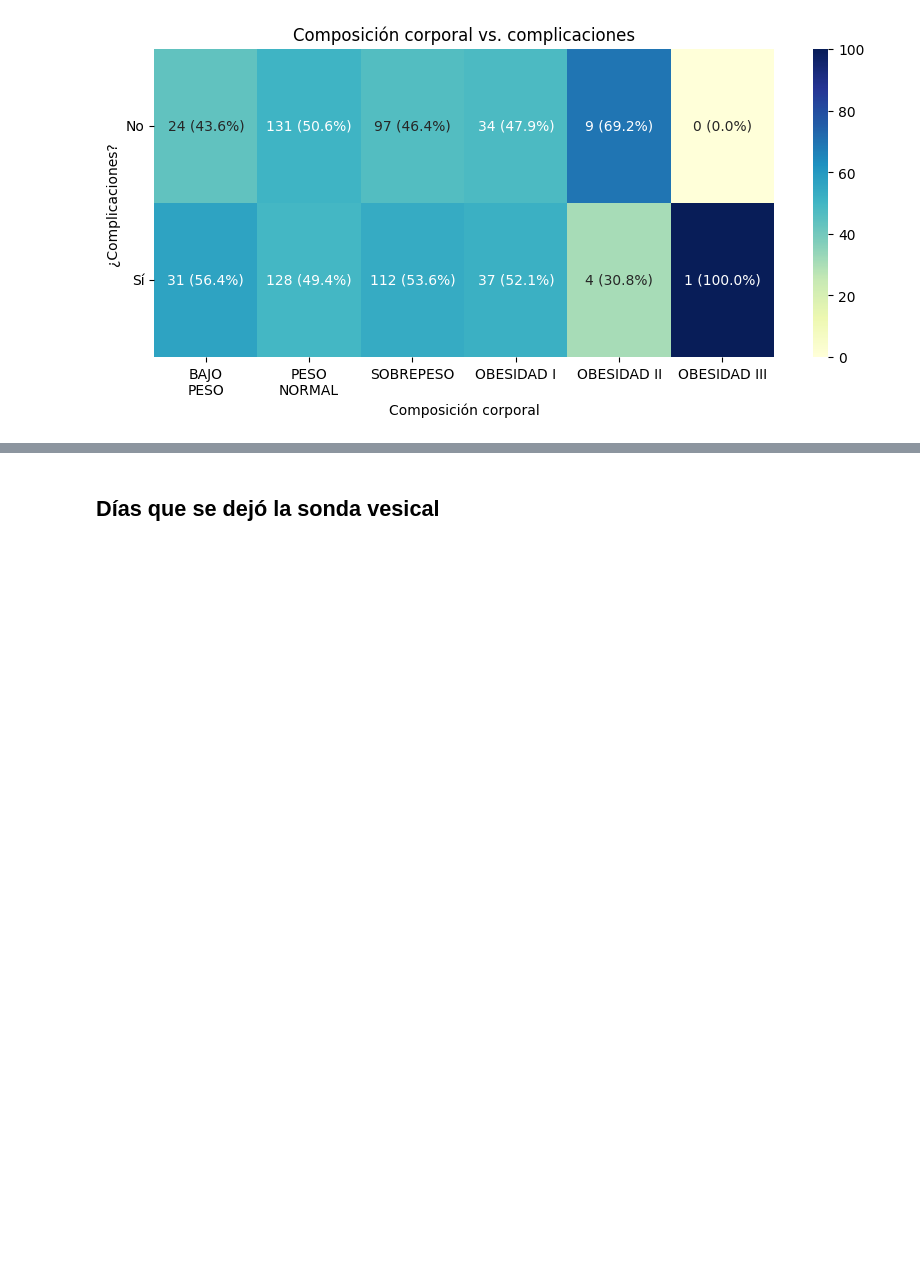
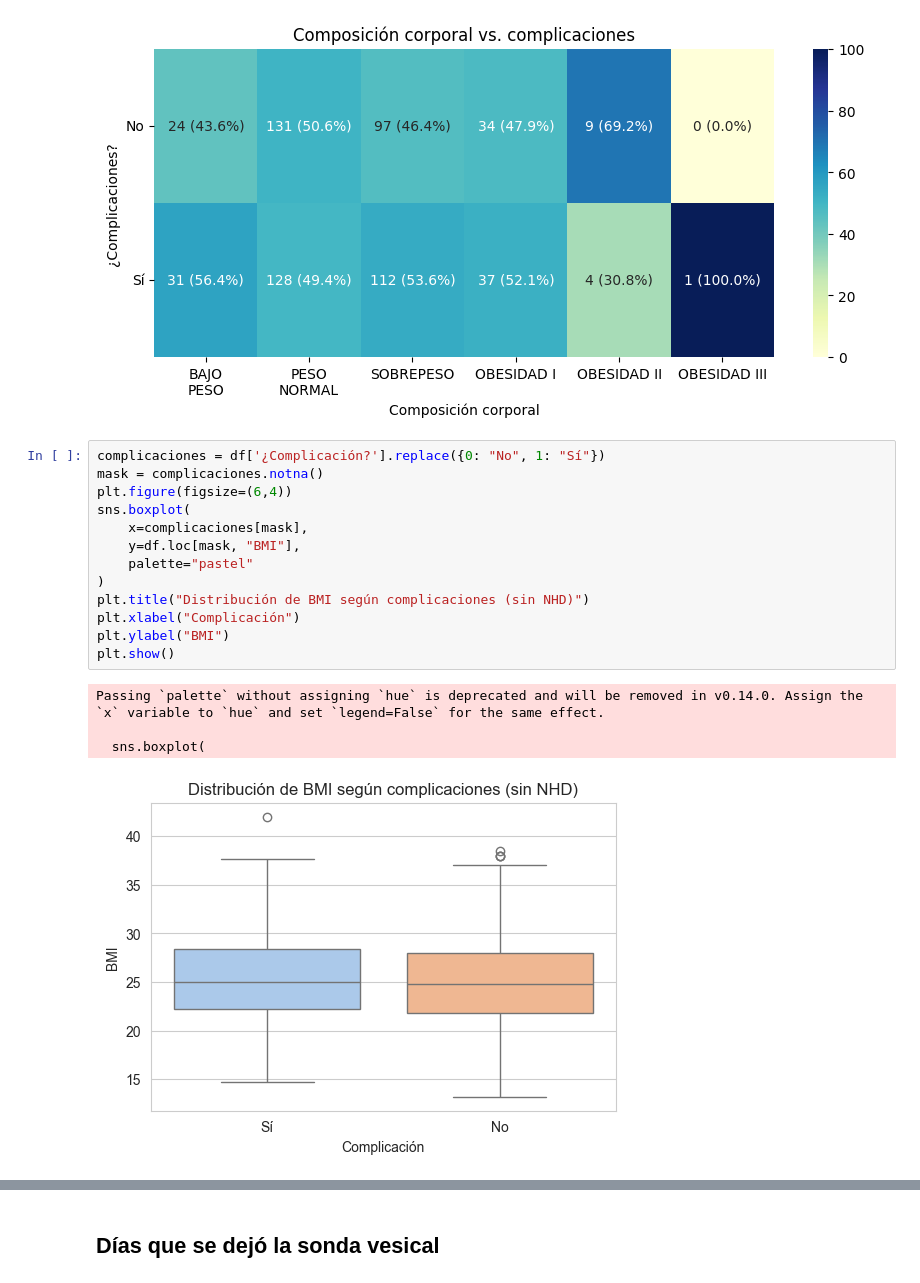
Before and after one commit to Traintain/MINE4101-202520-Proyecto-Transplantes-Hepaticos, a Jupyter notebook: Analisis_exploratorio_consolidado.ipynb, the cells around one changed output, grey strips where cells are left out. Drawn from its saved outputs; the diff is of its cells as text; blank space fills up the shorter version.

```diff
--- a/Analisis_exploratorio_consolidado.ipynb
+++ b/Analisis_exploratorio_consolidado.ipynb
@@ -992,3 +993,21 @@ plt.show()
 contingencia_vs_complicacion('Composición_Corporal', 'Composición corporal', ['BAJO\nPESO','PESO\nNORMAL','SOBREPESO','OBESIDAD I','OBESIDAD II','OBESIDAD III'], (10,4))
 # %% [output]
 [figure]
+# %%
+complicaciones = df['¿Complicación?'].replace({0: "No", 1: "Sí"})
+mask = complicaciones.notna()
+plt.figure(figsize=(6,4))
+sns.boxplot(
+    x=complicaciones[mask],
+    y=df.loc[mask, "BMI"],
+    palette="pastel"
+)
+plt.title("Distribución de BMI según complicaciones (sin NHD)")
+plt.xlabel("Complicación")
+plt.ylabel("BMI")
+plt.show()
+# %% [output]
+Passing `palette` without assigning `hue` is deprecated and will be removed in v0.14.0. Assign the `x` variable to `hue` and set `legend=False` for the same effect.
+
+  sns.boxplot(
+[figure, added]
```
Also changed, not shown: parts of 19 cells of this notebook.
